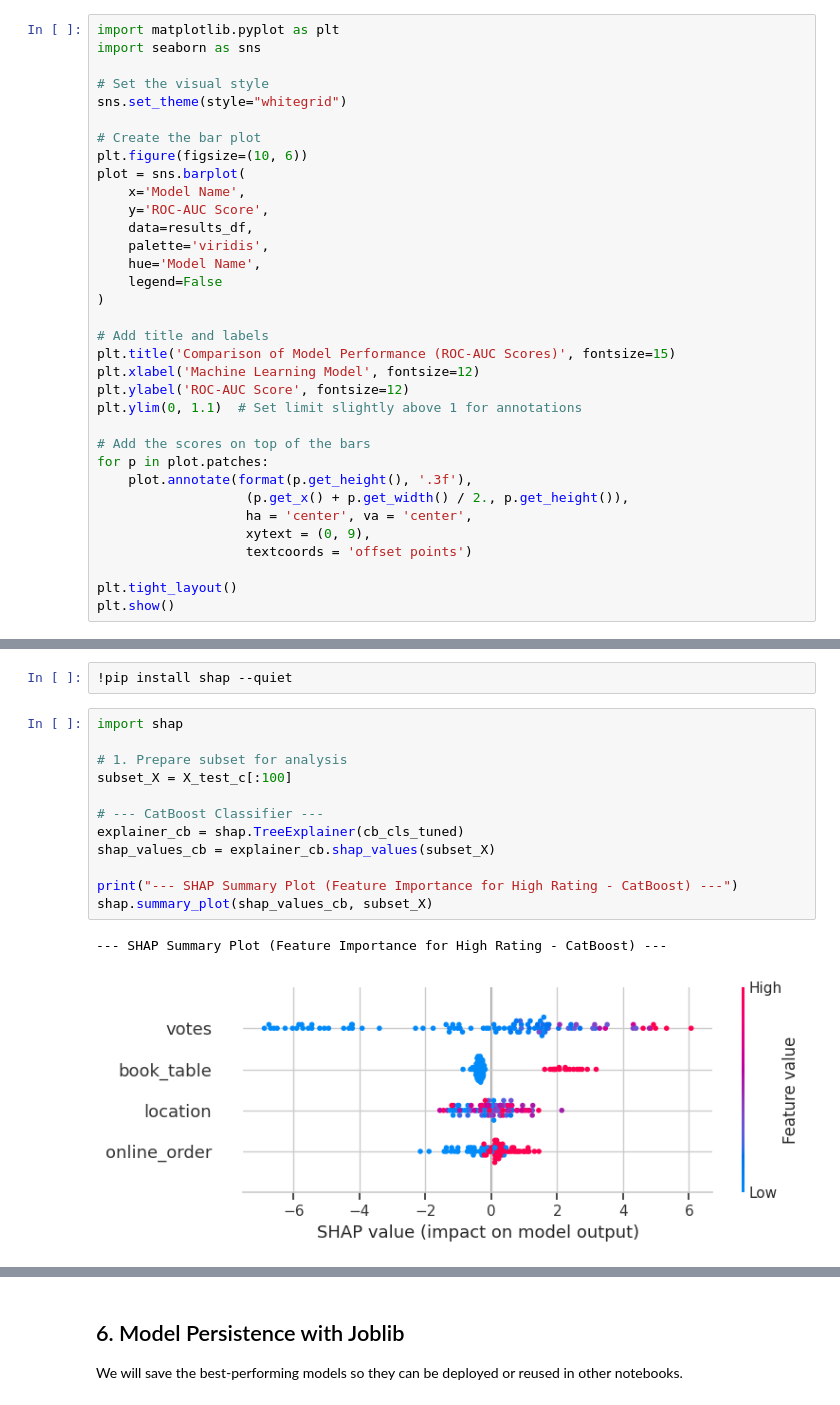
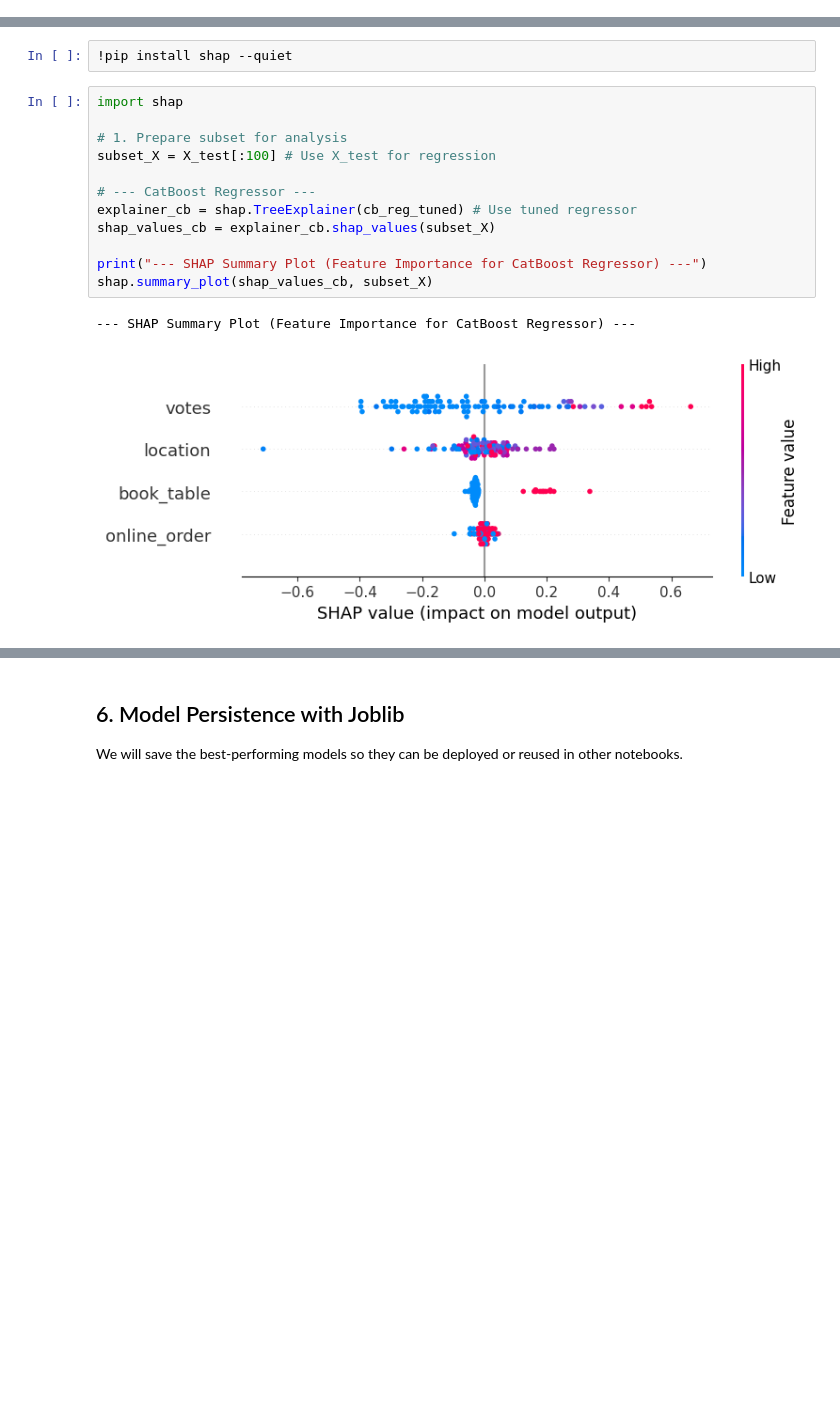
Before and after one commit to AshishNalawade0188/Restaurant-Analytics-Predictive-Intelligence-System, a Jupyter notebook: Jatin/ML_project_without_imputed.ipynb, the cells around one changed output, grey strips where cells are left out. Cells and saved outputs as stored; diff of their text form; blank space fills up the shorter version.

```diff
--- a/Jatin/ML_project_without_imputed.ipynb
+++ b/Jatin/ML_project_without_imputed.ipynb
@@ -502,34 +388,0 @@ display(results_df)
-# %%
-import matplotlib.pyplot as plt
-import seaborn as sns
-
-# Set the visual style
-sns.set_theme(style="whitegrid")
-
-# Create the bar plot
-plt.figure(figsize=(10, 6))
-plot = sns.barplot(
-    x='Model Name',
-    y='ROC-AUC Score',
-    data=results_df,
-    palette='viridis',
-    hue='Model Name',
-    legend=False
-)
-
-# Add title and labels
-plt.title('Comparison of Model Performance (ROC-AUC Scores)', fontsize=15)
-plt.xlabel('Machine Learning Model', fontsize=12)
-plt.ylabel('ROC-AUC Score', fontsize=12)
-plt.ylim(0, 1.1)  # Set limit slightly above 1 for annotations
-
-# Add the scores on top of the bars
-for p in plot.patches:
-    plot.annotate(format(p.get_height(), '.3f'),
-                   (p.get_x() + p.get_width() / 2., p.get_height()),
-                   ha = 'center', va = 'center',
-                   xytext = (0, 9),
-                   textcoords = 'offset points')
-
-plt.tight_layout()
-plt.show()
@@ -589,15 +539,15 @@ SHAP helps interpret the predictions of complex models like Random Forest and Ca
 # %%
 import shap
 
 # 1. Prepare subset for analysis
-subset_X = X_test_c[:100]
+subset_X = X_test[:100] # Use X_test for regression
 
-# --- CatBoost Classifier ---
-explainer_cb = shap.TreeExplainer(cb_cls_tuned)
+# --- CatBoost Regressor ---
+explainer_cb = shap.TreeExplainer(cb_reg_tuned) # Use tuned regressor
 shap_values_cb = explainer_cb.shap_values(subset_X)
 
-print("--- SHAP Summary Plot (Feature Importance for High Rating - CatBoost) ---")
+print("--- SHAP Summary Plot (Feature Importance for CatBoost Regressor) ---")
 shap.summary_plot(shap_values_cb, subset_X)
 # %% [output]
---- SHAP Summary Plot (Feature Importance for High Rating - CatBoost) ---
+--- SHAP Summary Plot (Feature Importance for CatBoost Regressor) ---
-[figure, old version]
+[figure, new version]
```
Also changed, not shown: parts of 39 cells of this notebook.
